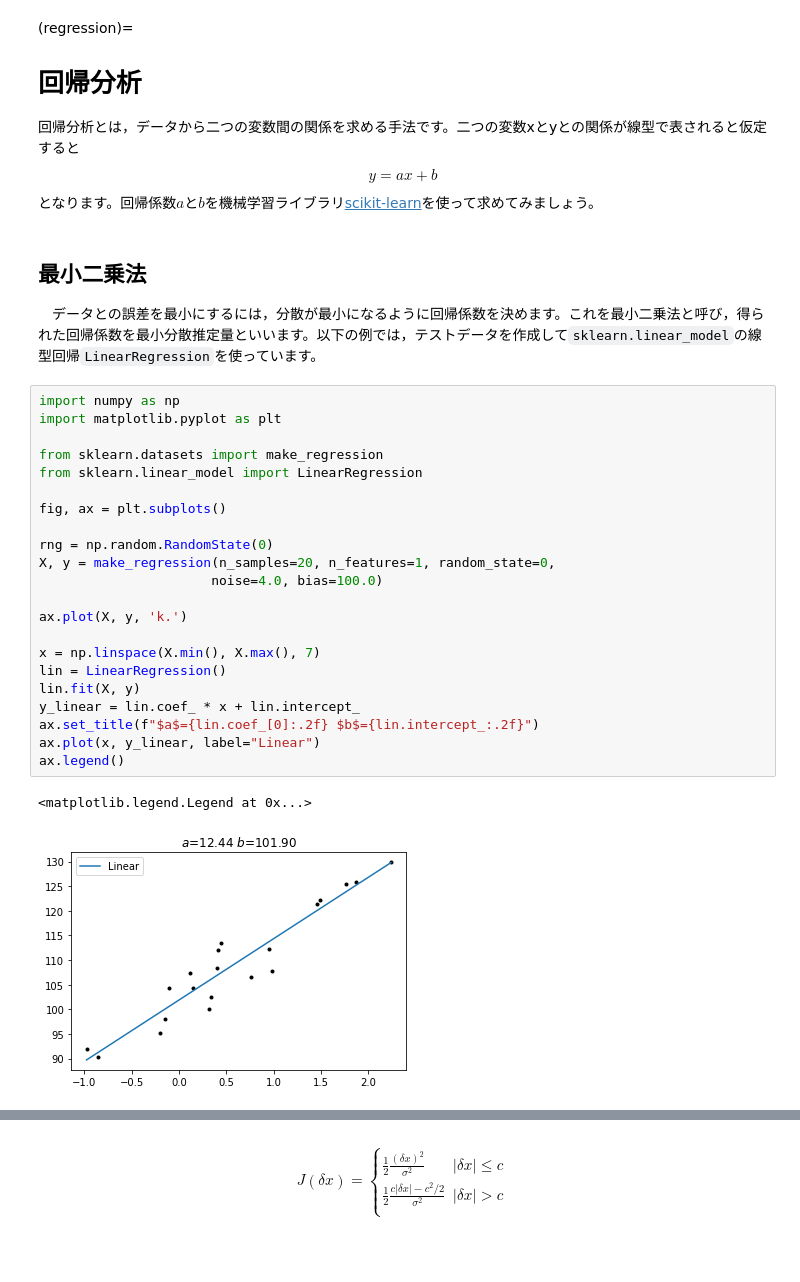
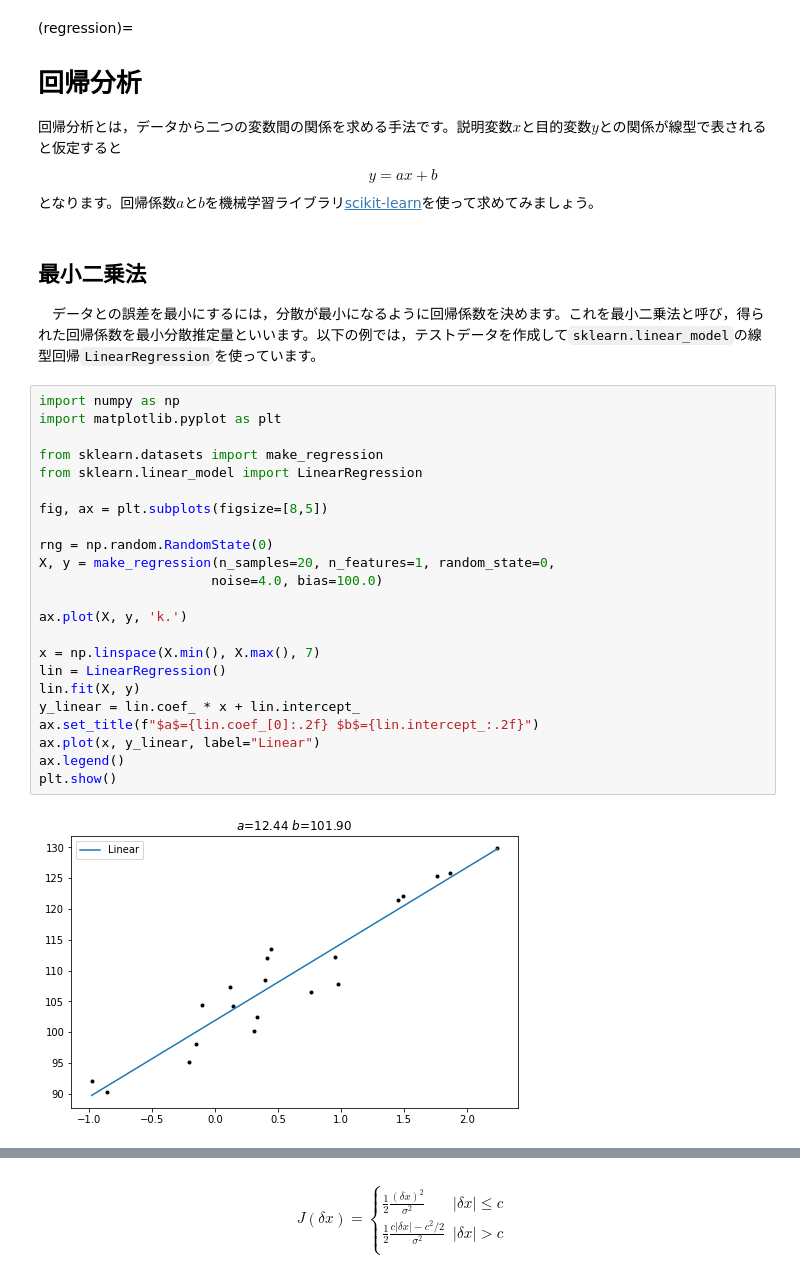
Before and after one commit to tenomoto/pymetds, a Jupyter notebook: Huber.ipynb, the cells around one changed output, grey strips where cells are left out. Cells and saved outputs as stored; diff of their text form; blank space fills up the shorter version.

```diff
--- a/Huber.ipynb
+++ b/Huber.ipynb
@@ -2,7 +2,7 @@
 (regression)=
 # 回帰分析
 
-回帰分析とは，データから二つの変数間の関係を求める手法です。二つの変数xとyとの関係が線型で表されると仮定すると
+回帰分析とは，データから二つの変数間の関係を求める手法です。説明変数$x$と目的変数$y$との関係が線型で表されると仮定すると
 \begin{equation}
 y = ax+b \label{ax+b}
 \end{equation}
@@ -13,25 +14,25 @@ y = ax+b \label{ax+b}
 # %%
 import numpy as np
 import matplotlib.pyplot as plt
 
 from sklearn.datasets import make_regression
 from sklearn.linear_model import LinearRegression
 
-fig, ax = plt.subplots()
+fig, ax = plt.subplots(figsize=[8,5])
 
 rng = np.random.RandomState(0)
 X, y = make_regression(n_samples=20, n_features=1, random_state=0,
                       noise=4.0, bias=100.0)
 
 ax.plot(X, y, 'k.')
 
 x = np.linspace(X.min(), X.max(), 7)
 lin = LinearRegression()
 lin.fit(X, y)
 y_linear = lin.coef_ * x + lin.intercept_
 ax.set_title(f"$a$={lin.coef_[0]:.2f} $b$={lin.intercept_:.2f}")
 ax.plot(x, y_linear, label="Linear")
 ax.legend()
+plt.show()
 # %% [output]
-<matplotlib.legend.Legend at 0x...>
-[figure, old version]
+[figure, new version]
```
Also changed, not shown: parts of 15 cells of this notebook, 4 other files.
